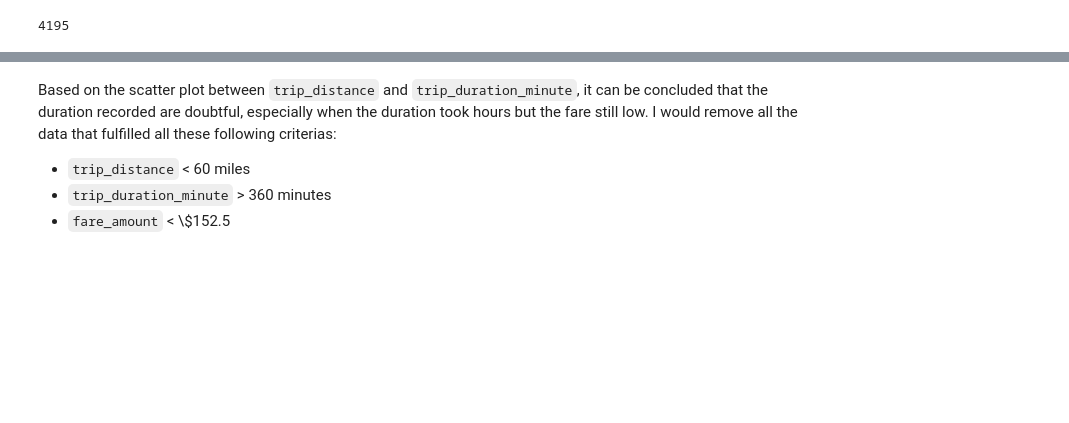
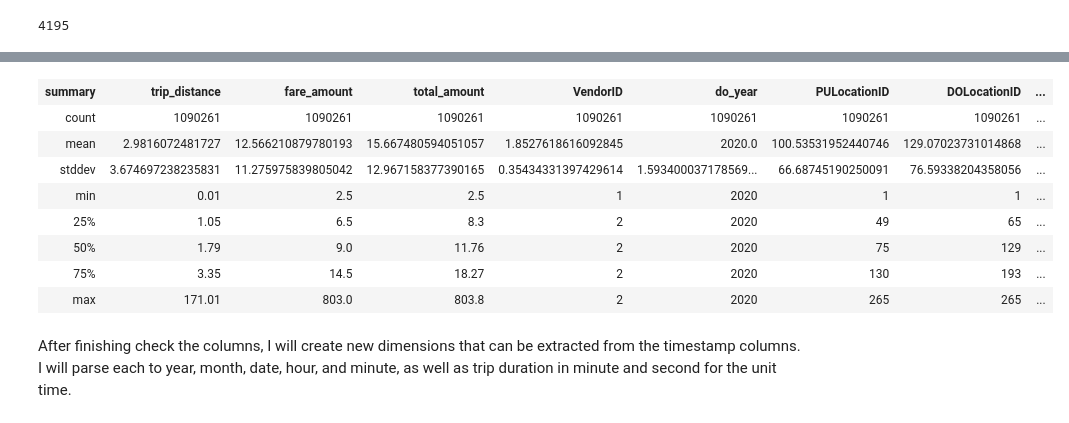
Before and after one commit to thomaspanji/nyc-taxi, a Jupyter notebook: NYC Green Taxi.ipynb, the cells around one changed output, grey strips where cells are left out. Cells and saved outputs as stored; diff of their text form; code cells hidden in the pictures; blank space fills up the shorter version.

```diff
--- a/NYC Green Taxi.ipynb
+++ b/NYC Green Taxi.ipynb
@@ -343,5 +371,5 @@ With 4195 records, I thought that negative sign in all columns about money charg
 # %%
-df_fare = df_extract_time \
+df_fare = df_convert_date \
     .withColumn('fare_amount',
                 when(col('fare_amount') < 0, col('fare_amount') * -1).otherwise(col('fare_amount'))) \
     .withColumn('total_amount',
@@ -351,15 +379,10 @@ df_fare = df_extract_time \
         'VendorID',
         'pu_datetime',
         'do_datetime',
-        'pu_month',
-        'pu_day',
-        'pu_hour',
         'do_year',
         'PULocationID',
         'DOLocationID',
         'passenger_count',
-        'trip_duration_minute',
-        'trip_duration_second',
         'trip_distance',
         'trip_type',
         'payment_type',
@@ -521,3 +420,2 @@ Many records are also have distance less than or equal to zero. These could be h
 # %%
-df_distance = df_timestamp.filter(col('trip_distance') > 0)
-# df_distance.summary()
+df_distance = df_fare.filter(col('trip_distance') > 0)
@@ -563,0 +424,15 @@ I filtered the records based on `trip_distance` and `fare_amount` because I saw
+# %%
+## Check trip distance again
+filters = df_distance \
+        .filter(
+            (col('fare_amount') > 0) &
+            (col('trip_distance') > 40) &
+            (col('fare_amount') < 2.5 + (floor(col('trip_distance')/0.2)*0.5))  # standard metering assumption
+        ) \
+        .select(
+            'trip_distance',
+            'fare_amount',
+            'total_amount'
+        )
+
+filters.count()
@@ -592,5 +450,0 @@ df_passenger = df_dist_fare.filter('passenger_count > 0 and passenger_count <= 4
-# %% [markdown]
-Based on the scatter plot between `trip_distance` and `trip_duration_minute`, it can be concluded that the duration recorded are doubtful, especially when the duration took hours but the fare still low. I would remove all the data that fulfilled all these following criterias:
-* `trip_distance` < 60 miles
-* `trip_duration_minute` > 360 minutes
-* `fare_amount` < \\$152.5
@@ -618,0 +451,14 @@ df_final = df_passenger \
+# %%
+df_passenger.summary()
+# %% [output]
+| summary | trip_distance | fare_amount | total_amount | VendorID | do_year | PULocationID | DOLocationID | ... |
+| count | 1090261 | 1090261 | 1090261 | 1090261 | 1090261 | 1090261 | 1090261 | ... |
+| mean | 2.9816072481727 | 12.566210879780193 | 15.667480594051057 | 1.8527618616092845 | 2020.0 | 100.53531952440746 | 129.07023731014868 | ... |
+| stddev | 3.674697238235831 | 11.275975839805042 | 12.967158377390165 | 0.35434331397429614 | 1.593400037178569... | 66.68745190250091 | 76.59338204358056 | ... |
+| min | 0.01 | 2.5 | 2.5 | 1 | 2020 | 1 | 1 | ... |
+| 25% | 1.05 | 6.5 | 8.3 | 2 | 2020 | 49 | 65 | ... |
+| 50% | 1.79 | 9.0 | 11.76 | 2 | 2020 | 75 | 129 | ... |
+| 75% | 3.35 | 14.5 | 18.27 | 2 | 2020 | 130 | 193 | ... |
+| max | 171.01 | 803.0 | 803.8 | 2 | 2020 | 265 | 265 | ... |
+# %% [markdown]
+After finishing check the columns, I will create new dimensions that can be extracted from the timestamp columns. I will parse each to year, month, date, hour, and minute, as well as trip duration in minute and second for the unit time.
```
Also changed, not shown: parts of 72 cells of this notebook, 1 other file.
